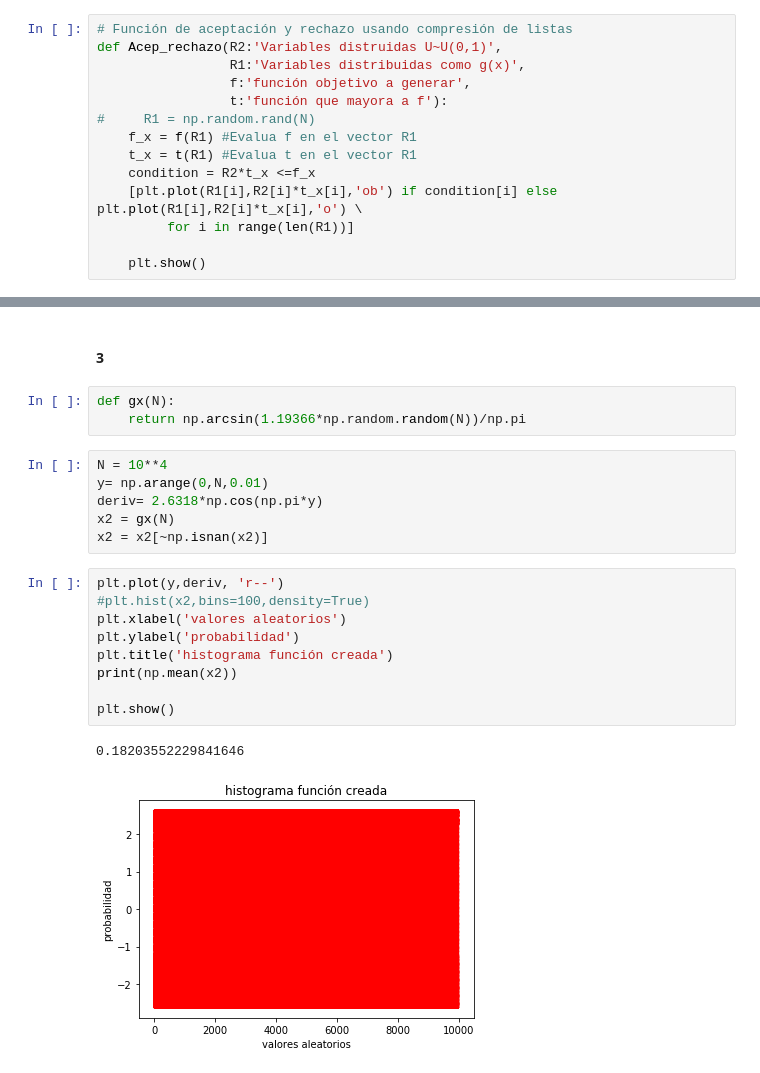
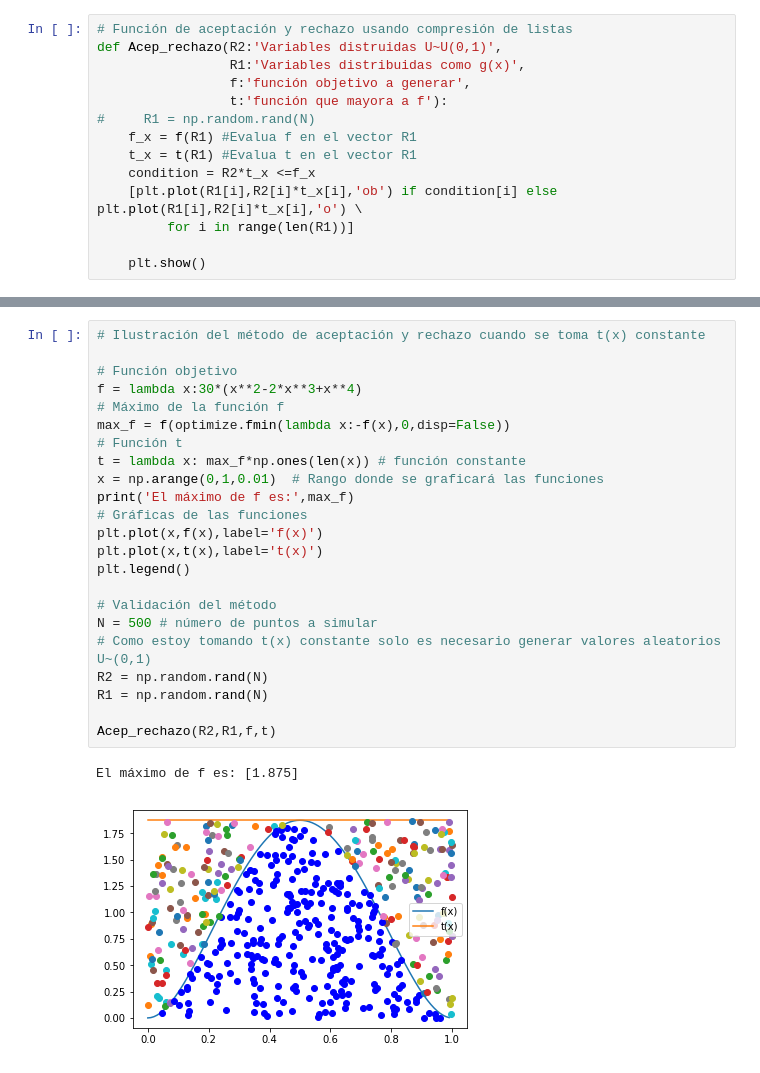
Before and after one commit to Edgarmabu/ProyectoConjunto_EMachuca_PDiaz, a Jupyter notebook: ProyectoColaborativo_EMachuca_PDiaz.ipynb, the cells around one changed output, grey strips where cells are left out. Cells and saved outputs as stored; diff of their text form.

```diff
--- a/ProyectoColaborativo_EMachuca_PDiaz.ipynb
+++ b/ProyectoColaborativo_EMachuca_PDiaz.ipynb
@@ -121,23 +184,26 @@ $$ \frac{\sin(\pi x)}{\frac{3.75}{\pi}} =$$
-# %% [markdown]
-#### 3
-# %%
-def gx(N):
-    return np.arcsin(1.19366*np.random.random(N))/np.pi
-# %%
-N = 10**4
-y= np.arange(0,N,0.01)
-deriv= 2.6318*np.cos(np.pi*y)
-x2 = gx(N)
-x2 = x2[~np.isnan(x2)]
-# %%
-plt.plot(y,deriv, 'r--')
-#plt.hist(x2,bins=100,density=True)
-plt.xlabel('valores aleatorios')
-plt.ylabel('probabilidad')
-plt.title('histograma función creada')
-print(np.mean(x2))
-
-plt.show()
-# %% [output]
-0.18203552229841646
-[figure, removed]
+# %%
+# Ilustración del método de aceptación y rechazo cuando se toma t(x) constante
+
+# Función objetivo
+f = lambda x:30*(x**2-2*x**3+x**4)
+# Máximo de la función f
+max_f = f(optimize.fmin(lambda x:-f(x),0,disp=False))
+# Función t
+t = lambda x: max_f*np.ones(len(x)) # función constante
+x = np.arange(0,1,0.01)  # Rango donde se graficará las funciones
+print('El máximo de f es:',max_f)
+# Gráficas de las funciones
+plt.plot(x,f(x),label='f(x)')
+plt.plot(x,t(x),label='t(x)')
+plt.legend()
+
+# Validación del método
+N = 500 # número de puntos a simular
+# Como estoy tomando t(x) constante solo es necesario generar valores aleatorios U~(0,1)
+R2 = np.random.rand(N)
+R1 = np.random.rand(N)
+
+Acep_rechazo(R2,R1,f,t)
+# %% [output]
+El máximo de f es: [1.875]
+[figure, added]
```
Also changed, not shown: parts of 15 cells of this notebook.
